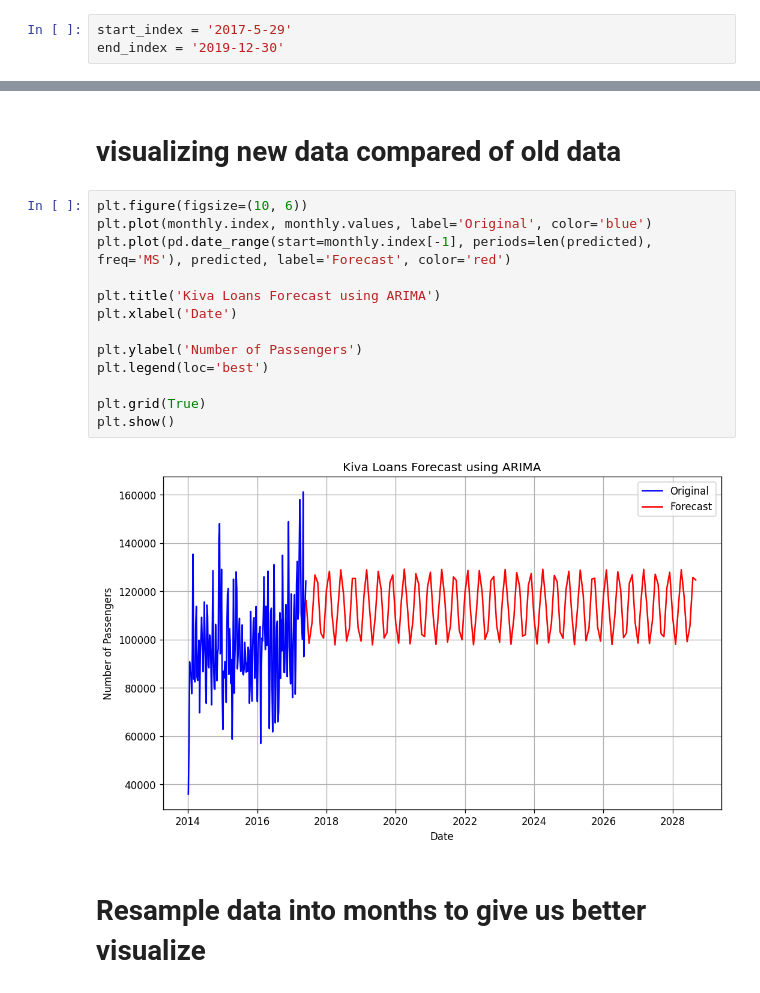
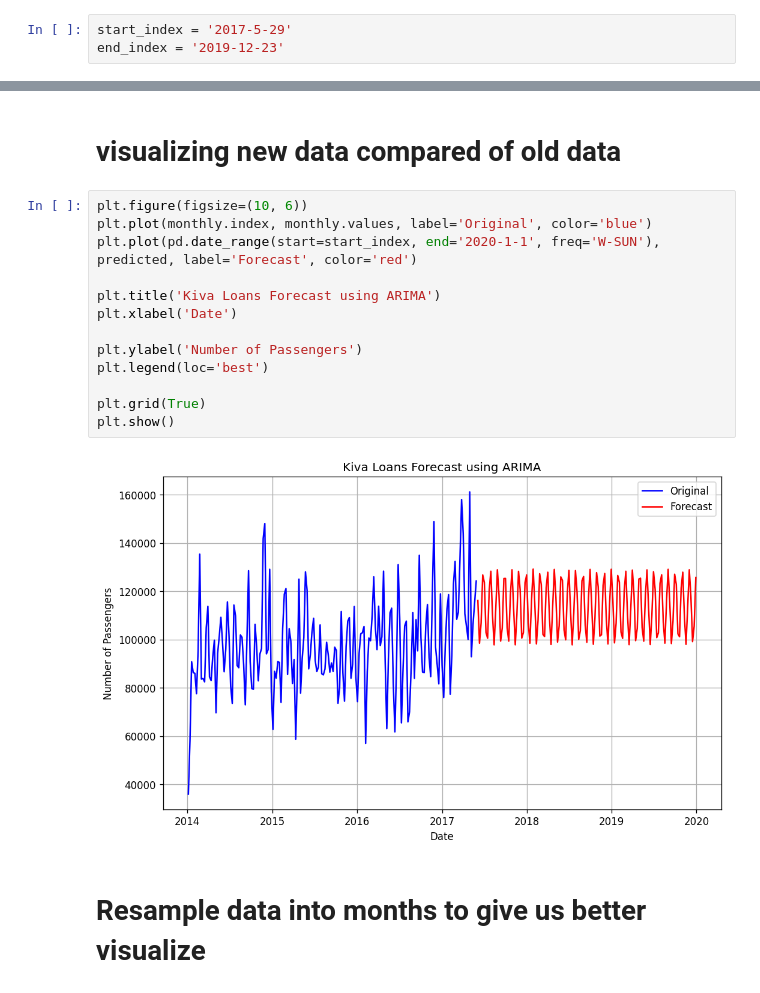
Before and after one commit to mahmoud-hassan1/Bi--Kiva-Loan-project, a Jupyter notebook: project.ipynb, the cells around one changed output, grey strips where cells are left out. Cells and saved outputs as stored; diff of their text form.

```diff
--- a/project.ipynb
+++ b/project.ipynb
@@ -672,7 +672,7 @@ Freq: W-SUN, Name: funded_amount, dtype: float64
 # Assign our start and end indexes we need in forcast
 # %%
 start_index = '2017-5-29'
-end_index = '2019-12-30'
+end_index = '2019-12-23'
 # %% [markdown]
 # Predict new data
 # %%
@@ -684,18 +684,18 @@ monthly=weekly_funded_amount
 # %%
 plt.figure(figsize=(10, 6))
 plt.plot(monthly.index, monthly.values, label='Original', color='blue')
-plt.plot(pd.date_range(start=monthly.index[-1], periods=len(predicted), freq='MS'), predicted, label='Forecast', color='red')
+plt.plot(pd.date_range(start=start_index, end='2020-1-1', freq='W-SUN'), predicted, label='Forecast', color='red')
 
 plt.title('Kiva Loans Forecast using ARIMA')
 plt.xlabel('Date')
 
 plt.ylabel('Number of Passengers')
 plt.legend(loc='best')
 
 plt.grid(True)
 plt.show()
 # %% [output]
-[figure, old version]
+[figure, new version]
 # %% [markdown]
 # Resample data into months to give us better visualize
 # %%
```
Also changed, not shown: parts of 6 cells of this notebook.
